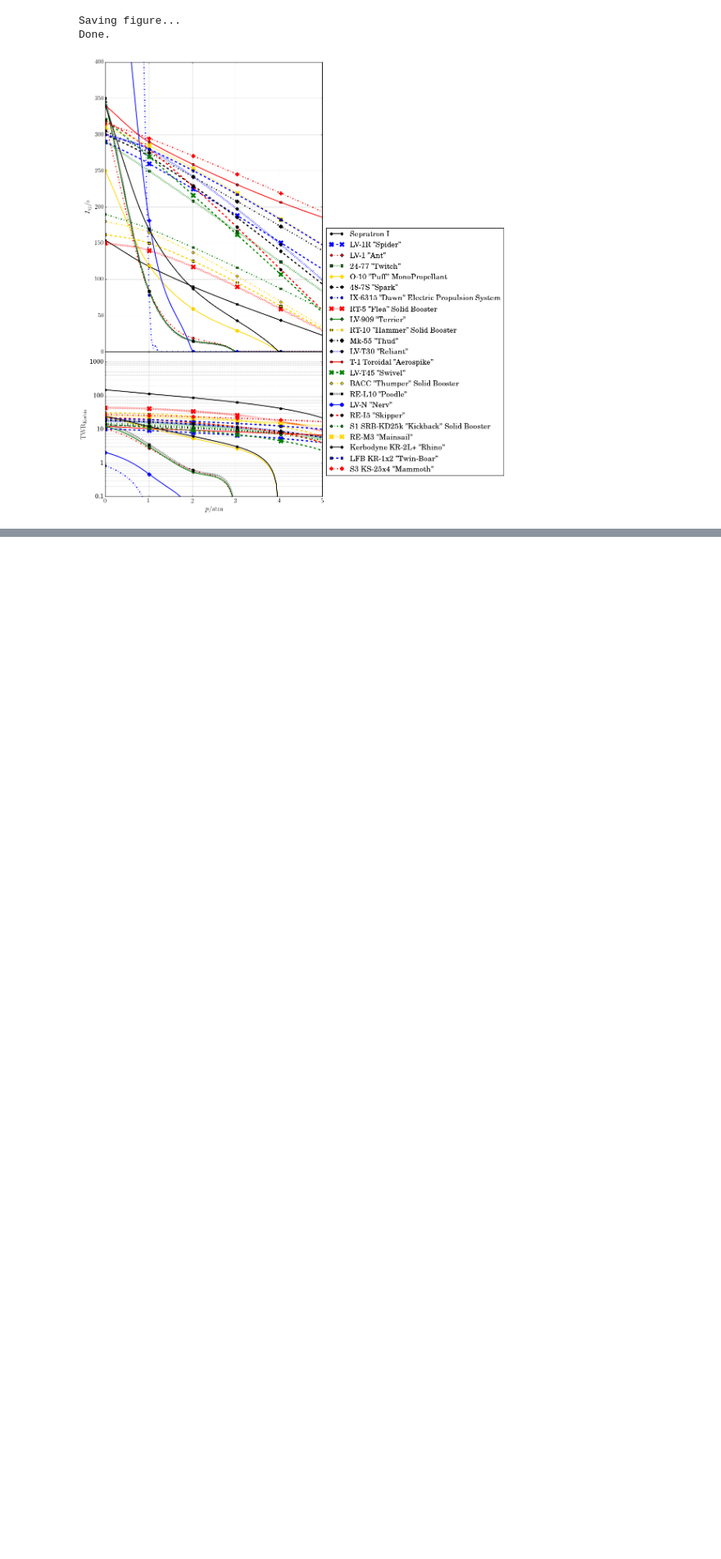
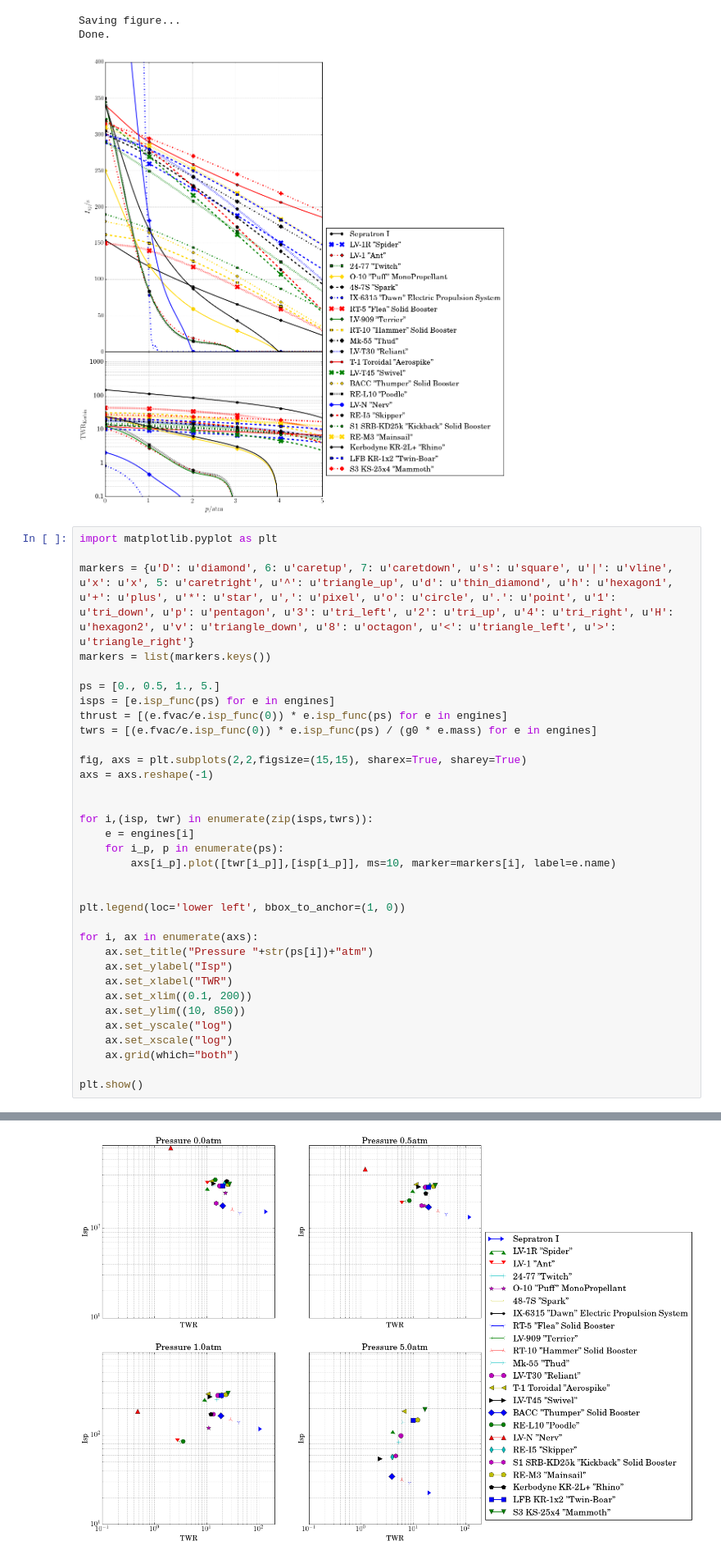
Before and after one commit to mueslo/KerbalPlot, a Jupyter notebook: kerbalplot.ipynb, the cells around one changed output, grey strips where cells are left out. Shown: that part at 82% size. Saved outputs shown, nothing was run; the diff lists cells and outputs as text; blank space fills up the shorter version.

Commit message:
add pressure/isp scatter

```diff
--- a/kerbalplot.ipynb
+++ b/kerbalplot.ipynb
@@ -144,3 +144,38 @@ fig.show()
 Saving figure...
 Done.
 [figure]
+# %%
+import matplotlib.pyplot as plt
+
+markers = {u'D': u'diamond', 6: u'caretup', 7: u'caretdown', u's': u'square', u'|': u'vline', u'x': u'x', 5: u'caretright', u'^': u'triangle_up', u'd': u'thin_diamond', u'h': u'hexagon1', u'+': u'plus', u'*': u'star', u',': u'pixel', u'o': u'circle', u'.': u'point', u'1': u'tri_down', u'p': u'pentagon', u'3': u'tri_left', u'2': u'tri_up', u'4': u'tri_right', u'H': u'hexagon2', u'v': u'triangle_down', u'8': u'octagon', u'<': u'triangle_left', u'>': u'triangle_right'}
+markers = list(markers.keys())
+
+ps = [0., 0.5, 1., 5.]
+isps = [e.isp_func(ps) for e in engines]
+thrust = [(e.fvac/e.isp_func(0)) * e.isp_func(ps) for e in engines]
+twrs = [(e.fvac/e.isp_func(0)) * e.isp_func(ps) / (g0 * e.mass) for e in engines]
+
+fig, axs = plt.subplots(2,2,figsize=(15,15), sharex=True, sharey=True)
+axs = axs.reshape(-1)
+
+
+for i,(isp, twr) in enumerate(zip(isps,twrs)):
+    e = engines[i]
+    for i_p, p in enumerate(ps):
+        axs[i_p].plot([twr[i_p]],[isp[i_p]], ms=10, marker=markers[i], label=e.name)
+
+
+plt.legend(loc='lower left', bbox_to_anchor=(1, 0))
+
+for i, ax in enumerate(axs):
+    ax.set_title("Pressure "+str(ps[i])+"atm")
+    ax.set_ylabel("Isp")
+    ax.set_xlabel("TWR")
+    ax.set_xlim((0.1, 200))
+    ax.set_ylim((10, 850))
+    ax.set_yscale("log")
+    ax.set_xscale("log")
+    ax.grid(which="both")
+
+plt.show()
+# %% [output]
@@ -147,3 +199,4 @@ Done.
+[figure, added]
 # %% [markdown]
 The function $\texttt{n_e}$
 ---------
```
Also changed, not shown: parts of 1 cell of this notebook.
